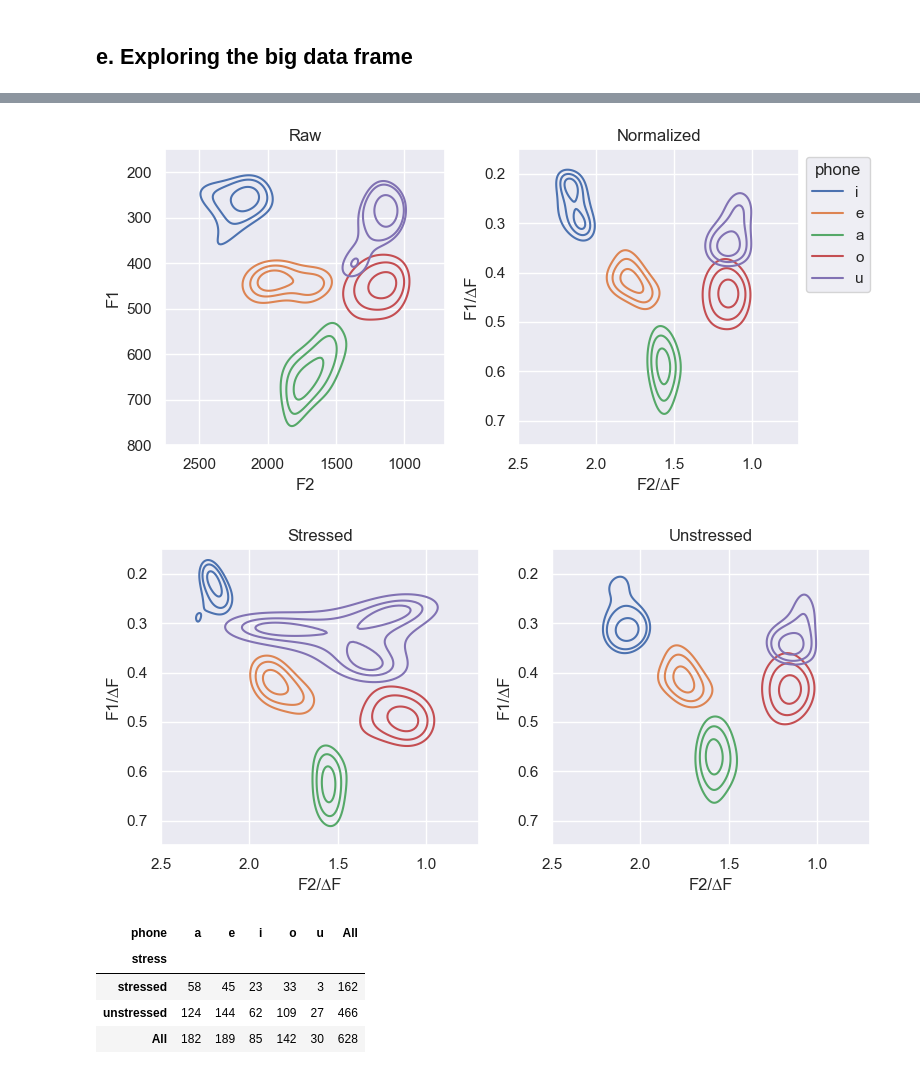
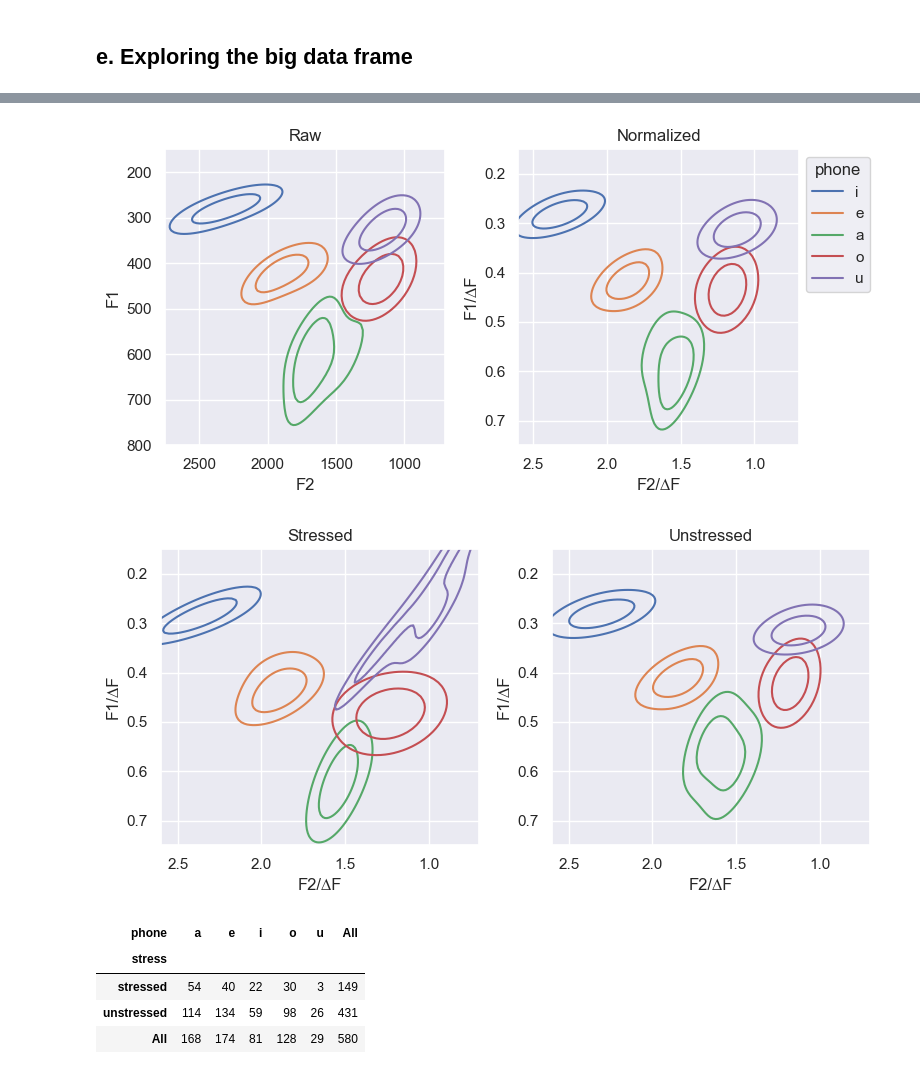
Before and after one commit to phonetics-projects/phonlab, a Jupyter notebook: examples/4_Dimex_vowels.ipynb, the cells around one changed output, grey strips where cells are left out. Saved outputs shown, nothing was run; the diff lists cells and outputs as text; code cells hidden in the pictures.

```diff
--- a/examples/4_Dimex_vowels.ipynb
+++ b/examples/4_Dimex_vowels.ipynb
@@ -80,18 +90,20 @@ corpus_list.head()
 * tracks the formants in the file
 * saves the formant tracking results in a csv file for later use
 # %%
-overwrite = False
+overwrite = True
 for row in corpus_list.itertuples():
     wav_name = path_to_corpus / row.relpath / row.fname  # Full path to .wav file
     formant_name = f"{row.barename}_formants.csv"
     result_name = path_to_results / row.relpath / formant_name   # Full path to result
     if overwrite is True or not result_name.exists():
         x,fs = phon.loadsig(wav_name,chansel=[0])  # read in the audio
-        fdf = phon.track_formants(x,fs, method='ifc',
-                                  speaker = row.ifc_speaker,
-                                  order=row.order,
-                                  f0_range = row.pitch_range,
-                                 quiet=True)  # compute formant frequencies
+        #fdf = phon.track_formants(x,fs, method='ifc',
+        #                          speaker = row.ifc_speaker,
+        #                          order=row.order,
+        #                          f0_range = row.pitch_range,
+        #                         quiet=True)  # compute formant frequencies
+
+        fdf,A = phon.RLPC_formants(x,fs, order=row.order, l=0.025)  # compute formant frequencies
 
         result_name.parent.mkdir(parents=True, exist_ok=True)  # Make sure parent dir exists
 
@@ -167,7 +197,7 @@ def process_a_dimex_file(row):
     fmtsdf = pd.read_csv(result_name)  # read in the csv of formants measurements
 
     vowelsdf = phon.interpolate_measures(
-        meas_df=fmtsdf[['sec','f0','F1', 'F2', 'F3', 'F4']],  # time axis and cols to interpolate
+        meas_df=fmtsdf[['sec','F1', 'F2', 'F3', 'F4']],  # time axis and cols to interpolate
         meas_ts='sec',        # time index in the measurements dataframe
         interp_df=vowelsdf,       # textgrid dataframe
         interp_ts='obs_t',  # target observation times in the textgrid
@@ -220,16 +249,5 @@ s090
 # %%
-def deltaf_norm(df):
 
-    deltaf = np.nanmean([[df['F1']/0.5],[df['F2']/1.5],[df['F3']/2.5],[df['F4']/3.5]])
-
-    df['F1/∆F'] = df['F1']/deltaf
-    df['F2/∆F'] = df['F2']/deltaf
-    df['F3/∆F'] = df['F3']/deltaf
-    df['deltaF'] = deltaf
-
-    return df
-
-all_data = all_data.groupby("speaker").apply(deltaf_norm,include_groups=False).reset_index()  # apply normalization function
-all_data.drop(columns=['level_1'], inplace=True)  # clean up the dataframe
-all_data
+normalized = phon.deltaF_norm(all_data,column="speaker")
+normalized.head()
 # %% [output]
@@ -281,50 +286,50 @@ sns.kdeplot(all_data,x="F4",hue="gender",common_norm=False)
 # %%
 
 ho = ['i','e','a','o','u']
-l = [0.75,0.85, 0.95]
-xrange = [2.5,0.7]
+l = [0.75, 0.9]
+xrange = [2.6,0.7]
 yrange = [0.75,0.15]
 
 fig1, axs = plt.subplots(ncols=2,figsize=(8,4))
 
-sns.kdeplot(all_data,x="F2",y="F1",hue="phone",hue_order = ho,
+sns.kdeplot(normalized,x="F2",y="F1",hue="phone",hue_order = ho,
             common_norm=False,levels=l,legend=False,ax=axs[0]).set(title="Raw")
 axs[0].set_xlim((2750,700))
 axs[0].set_ylim([800,150])
 
-sns.kdeplot(all_data, x='F2/∆F',y='F1/∆F',hue="phone",hue_order= ho,
+sns.kdeplot(normalized, x='F2/∆F',y='F1/∆F',hue="phone",hue_order= ho,
             common_norm=False,levels=l,legend=True,ax=axs[1]).set(title="Normalized")
 axs[1].set_xlim(xrange)
 axs[1].set_ylim(yrange)
 sns.move_legend(axs[1], "upper left", bbox_to_anchor=(1, 1))
 fig1.tight_layout()
 # %% [output]
-[figure, old version]
+[figure, new version]
 # %%
 fig1, axs = plt.subplots(ncols=2,figsize=(8,4))
 
 
 ho = ['i','e','a','o','u']
 
 
-sns.kdeplot(all_data[all_data['stress'] == "stressed"],
+sns.kdeplot(normalized[normalized['stress'] == "stressed"],
             x='F2/∆F',y='F1/∆F',hue="phone",hue_order= ho, ax = axs[0],
             common_norm=False,levels=l,legend=False).set(title="Stressed")
-sns.kdeplot(all_data[all_data['stress'] == "unstressed"],
+sns.kdeplot(normalized[normalized['stress'] == "unstressed"],
             x='F2/∆F',y='F1/∆F',hue="phone",hue_order= ho, ax = axs[1],
             common_norm=False,levels=l,legend=False).set(title="Unstressed")
 axs[0].set_xlim(xrange)
 axs[0].set_ylim(yrange)
 axs[1].set_xlim(xrange)
 axs[1].set_ylim(yrange)
 fig1.tight_layout()
 # %% [output]
-[figure, old version]
+[figure, new version]
 # %%
-pd.crosstab(all_data.stress,all_data.phone,margins=True)
+pd.crosstab(normalized.stress,all_data.phone,margins=True)
 # %% [output]
 | phone | a | e | i | o | u | All |
 | stress |  |  |  |  |  |  |
-| stressed | 58 | 45 | 23 | 33 | 3 | 162 |
-| unstressed | 124 | 144 | 62 | 109 | 27 | 466 |
-| All | 182 | 189 | 85 | 142 | 30 | 628 |
+| stressed | 54 | 40 | 22 | 30 | 3 | 149 |
+| unstressed | 114 | 134 | 59 | 98 | 26 | 431 |
+| All | 168 | 174 | 81 | 128 | 29 | 580 |
```
Also changed, not shown: parts of 10 cells of this notebook, 6 other files.
